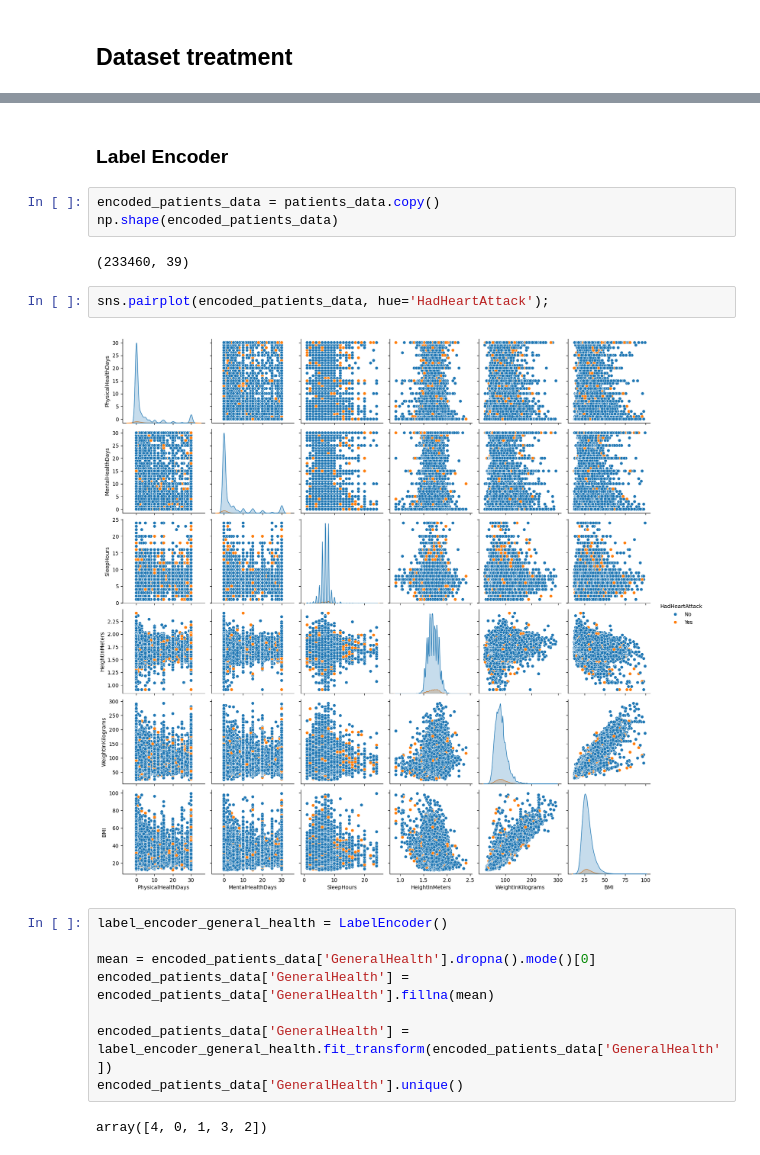
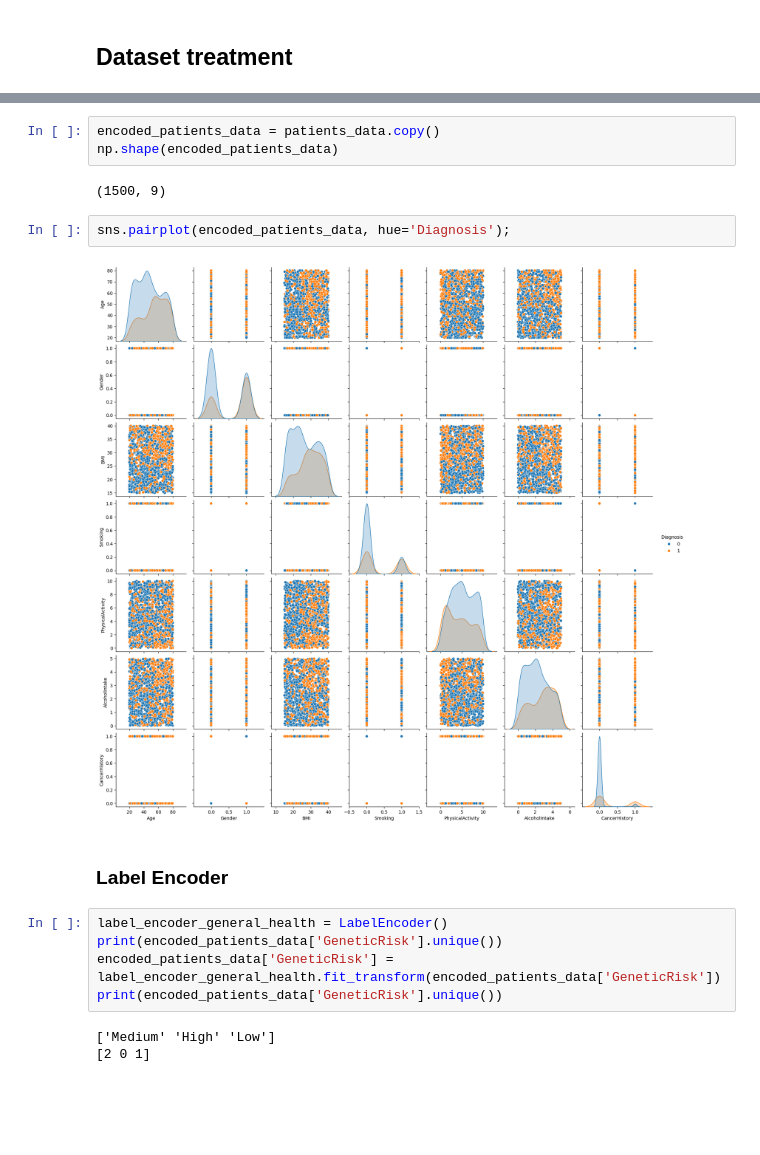
Before and after one commit to belcogo/data-analysis-for-machine-learning, a Jupyter notebook: demo.ipynb, the cells around one changed output, grey strips where cells are left out. Cells and saved outputs as stored; diff of their text form; blank space fills up the shorter version.

```diff
--- a/demo.ipynb
+++ b/demo.ipynb
@@ -90,21 +102,19 @@ memory usage: 69.5+ MB
+# %%
+encoded_patients_data = patients_data.copy()
+np.shape(encoded_patients_data)
+# %% [output]
+(1500, 9)
+# %%
+sns.pairplot(encoded_patients_data, hue='Diagnosis');
+# %% [output]
+[figure, added]
 # %% [markdown]
 ### Label Encoder
-# %%
-encoded_patients_data = patients_data.copy()
-np.shape(encoded_patients_data)
-# %% [output]
-(233460, 39)
-# %%
-sns.pairplot(encoded_patients_data, hue='HadHeartAttack');
-# %% [output]
-[figure, removed]
 # %%
 label_encoder_general_health = LabelEncoder()
-
-mean = encoded_patients_data['GeneralHealth'].dropna().mode()[0]
-encoded_patients_data['GeneralHealth'] = encoded_patients_data['GeneralHealth'].fillna(mean)
-
-encoded_patients_data['GeneralHealth'] = label_encoder_general_health.fit_transform(encoded_patients_data['GeneralHealth'])
-encoded_patients_data['GeneralHealth'].unique()
+print(encoded_patients_data['GeneticRisk'].unique())
+encoded_patients_data['GeneticRisk'] = label_encoder_general_health.fit_transform(encoded_patients_data['GeneticRisk'])
+print(encoded_patients_data['GeneticRisk'].unique())
 # %% [output]
-array([4, 0, 1, 3, 2])
+['Medium' 'High' 'Low']
+[2 0 1]
```
Also changed, not shown: parts of 19 cells of this notebook.
